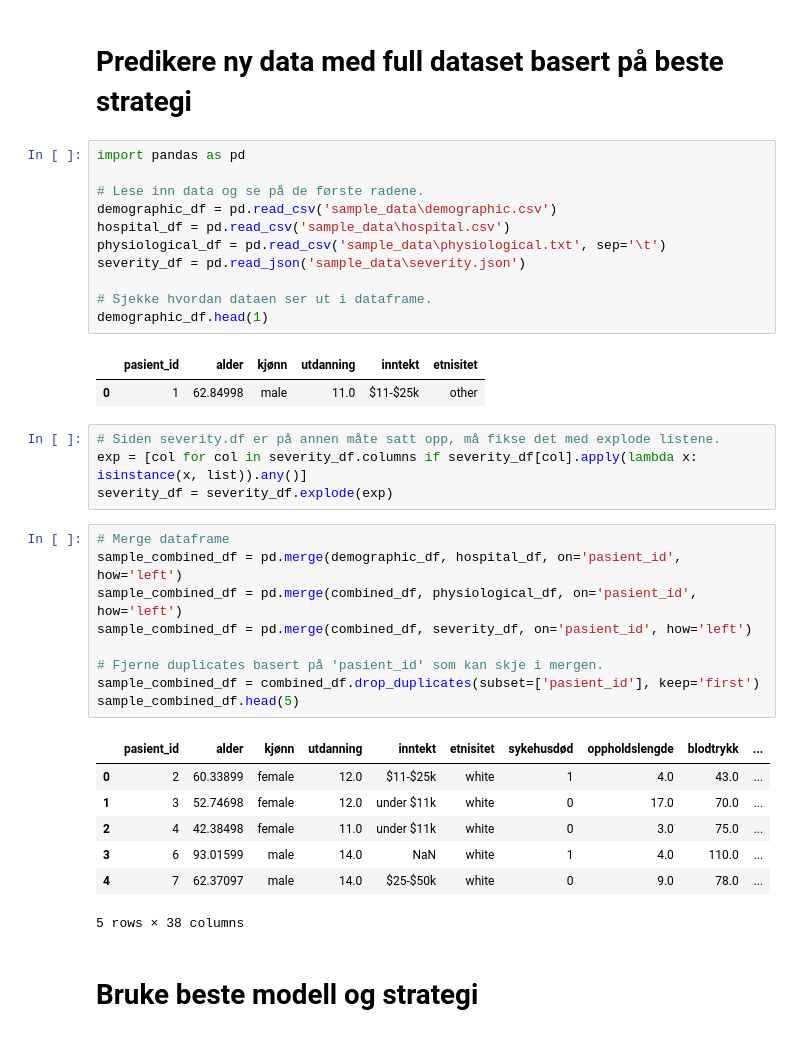
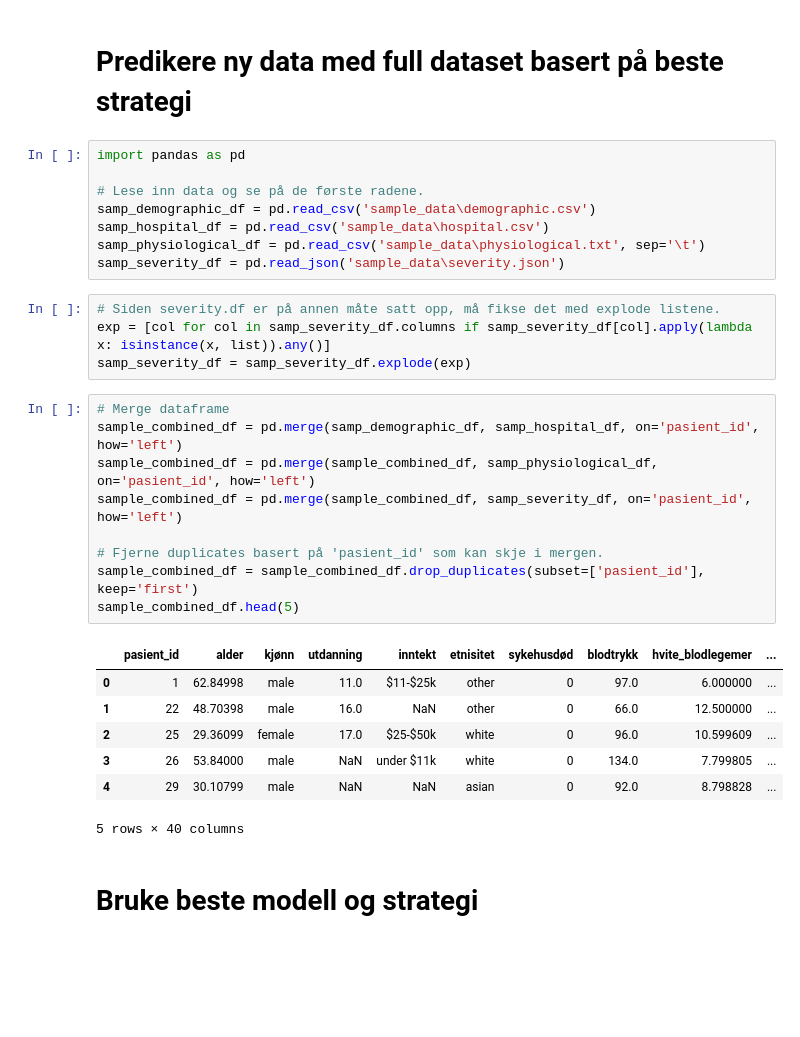
Before and after one commit to GeorgRis/INF161, a Jupyter notebook: Prosjekt/alt/modelering_predikering.ipynb, the cells around one changed output. Saved outputs shown, nothing was run; the diff lists cells and outputs as text; blank space fills up the shorter version.

```diff
--- a/Prosjekt/alt/modelering_predikering.ipynb
+++ b/Prosjekt/alt/modelering_predikering.ipynb
@@ -368,37 +367,31 @@ drop_cols - Within 10 diff (Full Dataset): 65.47%
 import pandas as pd
 
 # Lese inn data og se på de første radene.
-demographic_df = pd.read_csv('sample_data\demographic.csv')
-hospital_df = pd.read_csv('sample_data\hospital.csv')
-physiological_df = pd.read_csv('sample_data\physiological.txt', sep='\t')
-severity_df = pd.read_json('sample_data\severity.json')
-
-# Sjekke hvordan dataen ser ut i dataframe.
-demographic_df.head(1)
+samp_demographic_df = pd.read_csv('sample_data\demographic.csv')
+samp_hospital_df = pd.read_csv('sample_data\hospital.csv')
+samp_physiological_df = pd.read_csv('sample_data\physiological.txt', sep='\t')
+samp_severity_df = pd.read_json('sample_data\severity.json')
-# %% [output]
-|  | pasient_id | alder | kjønn | utdanning | inntekt | etnisitet |
-| 0 | 1 | 62.84998 | male | 11.0 | $11-$25k | other |
 # %%
 # Siden severity.df er på annen måte satt opp, må fikse det med explode listene.
-exp = [col for col in severity_df.columns if severity_df[col].apply(lambda x: isinstance(x, list)).any()]
-severity_df = severity_df.explode(exp)
+exp = [col for col in samp_severity_df.columns if samp_severity_df[col].apply(lambda x: isinstance(x, list)).any()]
+samp_severity_df = samp_severity_df.explode(exp)
 # %%
 # Merge dataframe
-sample_combined_df = pd.merge(demographic_df, hospital_df, on='pasient_id', how='left')
-sample_combined_df = pd.merge(combined_df, physiological_df, on='pasient_id', how='left')
-sample_combined_df = pd.merge(combined_df, severity_df, on='pasient_id', how='left')
+sample_combined_df = pd.merge(samp_demographic_df, samp_hospital_df, on='pasient_id', how='left')
+sample_combined_df = pd.merge(sample_combined_df, samp_physiological_df, on='pasient_id', how='left')
+sample_combined_df = pd.merge(sample_combined_df, samp_severity_df, on='pasient_id', how='left')
 
 # Fjerne duplicates basert på 'pasient_id' som kan skje i mergen.
-sample_combined_df = combined_df.drop_duplicates(subset=['pasient_id'], keep='first')
+sample_combined_df = sample_combined_df.drop_duplicates(subset=['pasient_id'], keep='first')
 sample_combined_df.head(5)
 # %% [output]
-|  | pasient_id | alder | kjønn | utdanning | inntekt | etnisitet | sykehusdød | oppholdslengde | blodtrykk | ... |
-| 0 | 2 | 60.33899 | female | 12.0 | $11-$25k | white | 1 | 4.0 | 43.0 | ... |
-| 1 | 3 | 52.74698 | female | 12.0 | under $11k | white | 0 | 17.0 | 70.0 | ... |
-| 2 | 4 | 42.38498 | female | 11.0 | under $11k | white | 0 | 3.0 | 75.0 | ... |
-| 3 | 6 | 93.01599 | male | 14.0 | NaN | white | 1 | 4.0 | 110.0 | ... |
-| 4 | 7 | 62.37097 | male | 14.0 | $25-$50k | white | 0 | 9.0 | 78.0 | ... |
+|  | pasient_id | alder | kjønn | utdanning | inntekt | etnisitet | sykehusdød | blodtrykk | hvite_blodlegemer | ... |
+| 0 | 1 | 62.84998 | male | 11.0 | $11-$25k | other | 0 | 97.0 | 6.000000 | ... |
+| 1 | 22 | 48.70398 | male | 16.0 | NaN | other | 0 | 66.0 | 12.500000 | ... |
+| 2 | 25 | 29.36099 | female | 17.0 | $25-$50k | white | 0 | 96.0 | 10.599609 | ... |
+| 3 | 26 | 53.84000 | male | NaN | under $11k | white | 0 | 134.0 | 7.799805 | ... |
+| 4 | 29 | 30.10799 | male | NaN | NaN | asian | 0 | 92.0 | 8.798828 | ... |
-5 rows × 38 columns
+5 rows × 40 columns
 # %% [markdown]
 # Bruke beste modell og strategi
 # %%
```
Also changed, not shown: parts of 9 cells of this notebook, 2 other files.
